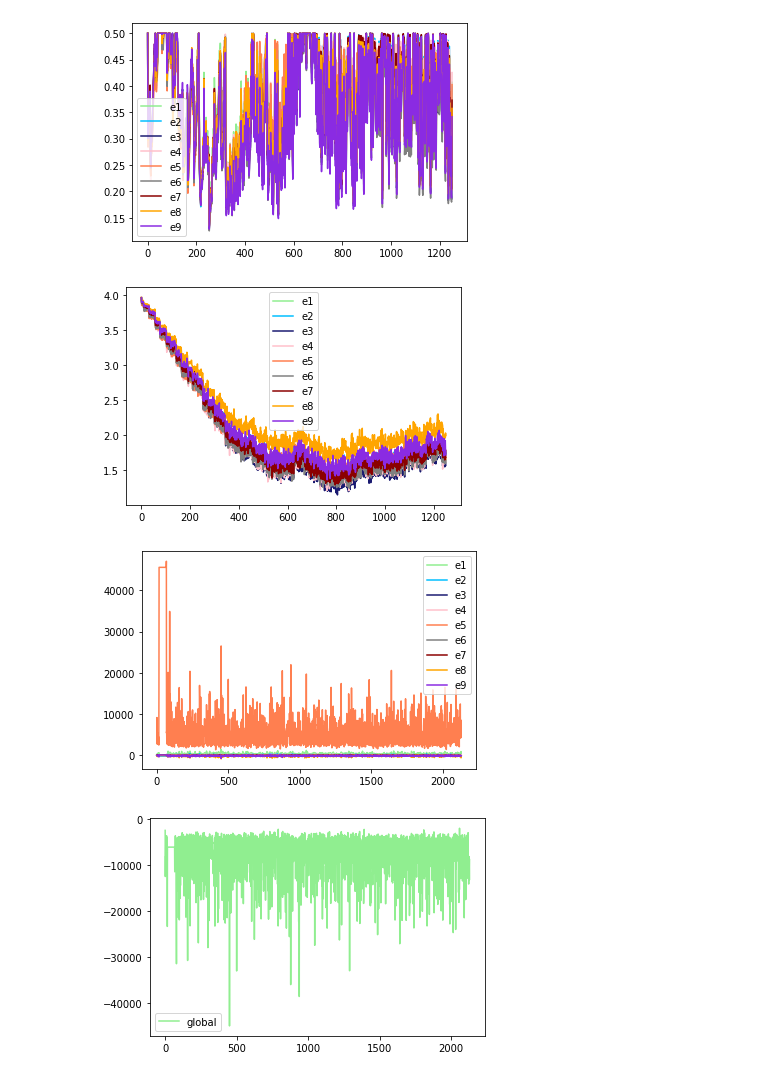
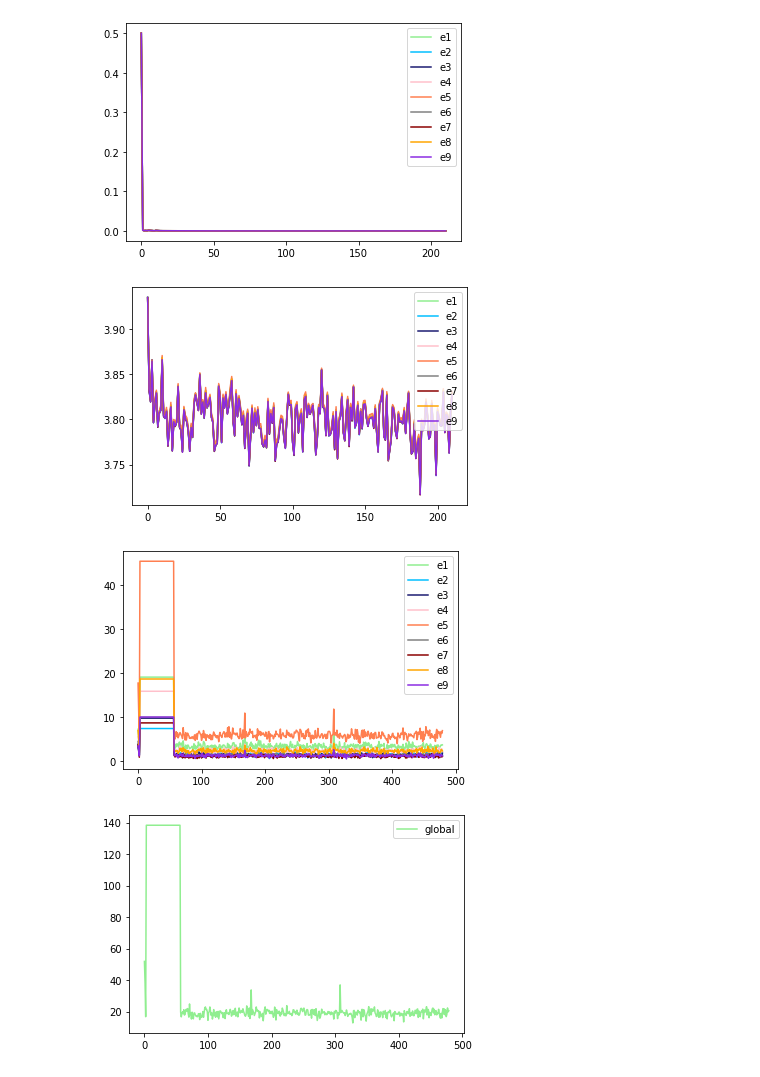
Before and after one commit to neardws/Game-Theoretic-Deep-Reinforcement-Learning, a Jupyter notebook: Draw/draw_results_for_mad4pg.ipynb, the cells around one changed output. Drawn from its saved outputs; the diff is of its cells as text; code cells hidden in the pictures.

```diff
--- a/Draw/draw_results_for_mad4pg.ipynb
+++ b/Draw/draw_results_for_mad4pg.ipynb
@@ -13,6 +13,15 @@ file_name = "/home/neardws/acme/45890f70-f483-11ec-994e-04d9f5632a58/"
 
 file_name = "/home/neardws/acme/1a254382-f486-11ec-92d9-04d9f5632a58/"
 file_name = "/home/neardws/acme/592e82f2-f48e-11ec-98c4-04d9f5632a58/"
+
+file_name = "/home/neardws/acme/050bc914-f524-11ec-9150-04d9f5632a58/"
+
+file_name = "/home/neardws/acme/8fc54a0c-f52a-11ec-a611-04d9f5632a58/"
+
+file_name = "/home/neardws/acme/12b03ad2-f52e-11ec-a4e7-04d9f5632a58/"
+
+file_name = "/home/neardws/acme/d986ea92-f534-11ec-a233-04d9f5632a58/"
+
 start_index = 0
 loss_file_name = file_name + "logs/learner/logs.csv"
 returns_file_name = file_name + "logs/evaluator/logs.csv"
@@ -113,34 +122,34 @@ plt.plot(epoch_index, e8_return[start_index:end_index], '-', color='orange', lab
 plt.plot(epoch_index, e9_return[start_index:end_index], '-', color='blueviolet', label='e9')
 plt.legend(loc="best")  # 图例
 plt.show()
 
 edge_return = returns[start_index:end_index, 9].tolist()
 plt.plot(epoch_index, edge_return, '-', color='lightgreen', label='global')
 plt.legend(loc="best")  # 图例
 plt.show()
 
 
 average_service_times = returns_df["average_service_times"].values
 plt.plot(epoch_index, average_service_times[start_index:end_index], '-', color='lightgreen', label='average_service_times')
 plt.legend(loc="best")  # 图例
 plt.show()
 
 average_vehicle_interferences = returns_df["average_vehicle_interferences"].values
 plt.plot(epoch_index, average_vehicle_interferences[start_index:end_index], '-', color='lightgreen', label='average_vehicle_interferences')
 plt.legend(loc="best")  # 图例
 plt.show()
 
 cumulative_reward = returns_df["cumulative_reward"].values
 plt.plot(epoch_index, cumulative_reward[start_index:end_index], '-', color='lightgreen', label='cumulative_reward')
 plt.legend(loc="best")  # 图例
 plt.show()
 
 service_ratio = returns_df["service_ratio"].values
 plt.plot(epoch_index, service_ratio[start_index:end_index], '-', color='lightgreen', label='service_ratio')
 plt.legend(loc="best")  # 图例
 plt.show()
 # %% [output]
-[figure, old version]
+[figure, new version]
-[figure, old version]
+[figure, new version]
-[figure, old version]
+[figure, new version]
-[figure, old version]
+[figure, new version]
```
Also changed, not shown: parts of 1 cell of this notebook, 15 other files.
